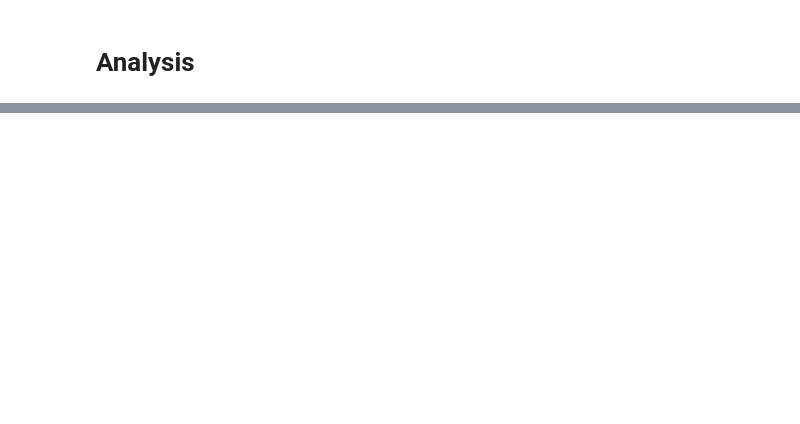
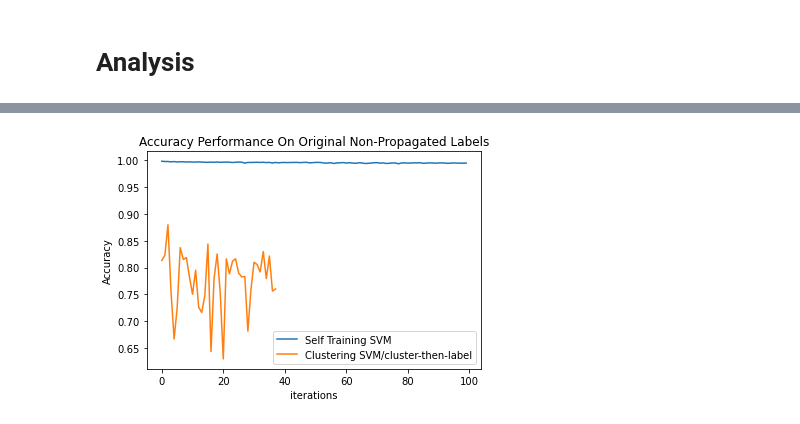
Before and after one commit to robertjprior/Fraud_SSL, a Jupyter notebook: OMSA Core Project - TRANSDUCTIVE LEARNING.ipynb, the cells around one changed output, grey strips where cells are left out. Drawn from its saved outputs; the diff is of its cells as text; code cells hidden in the pictures; blank space fills up the shorter version.

```diff
--- a/OMSA Core Project - TRANSDUCTIVE LEARNING.ipynb
+++ b/OMSA Core Project - TRANSDUCTIVE LEARNING.ipynb
@@ -550,12 +734,14 @@ plt.show()
 # %%
 plt.plot(range(0,iterations_isvm), accuracy_orig_data_isvm, label = 'Self Training SVM')
 plt.plot(range(0,iterations_csvm), accuracy_orig_data_csvm, label = 'Clustering SVM/cluster-then-label')
-plt.plot(range(0,iterations_lp), accuracy_orig_data_lp, label = 'KNN Label Propagation')
+#plt.plot(range(0,iterations_lp), accuracy_orig_data_lp, label = 'KNN Label Propagation')
 plt.xlabel('iterations')
 plt.ylabel('Accuracy')
 plt.title('Accuracy Performance On Original Non-Propagated Labels')
 plt.legend()
 plt.show()
+# %% [output]
+[figure, added]
 # %%
 plt.plot(missing_labels_imputed_isvm, accuracy_isvm, label = 'Self Training SVM')
 plt.plot(missing_labels_imputed_csvm, accuracy_csvm, label = 'Clustering SVM/cluster-then-label')
```
Also changed, not shown: parts of 53 cells of this notebook.
